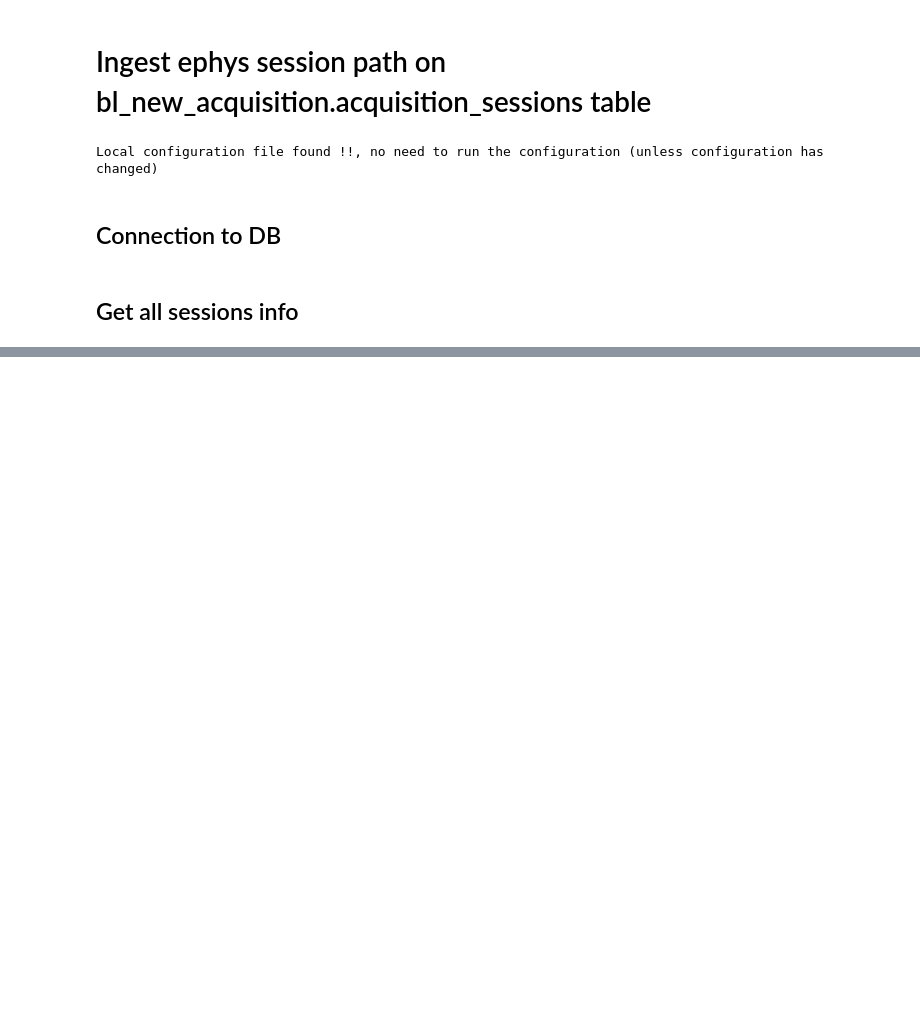
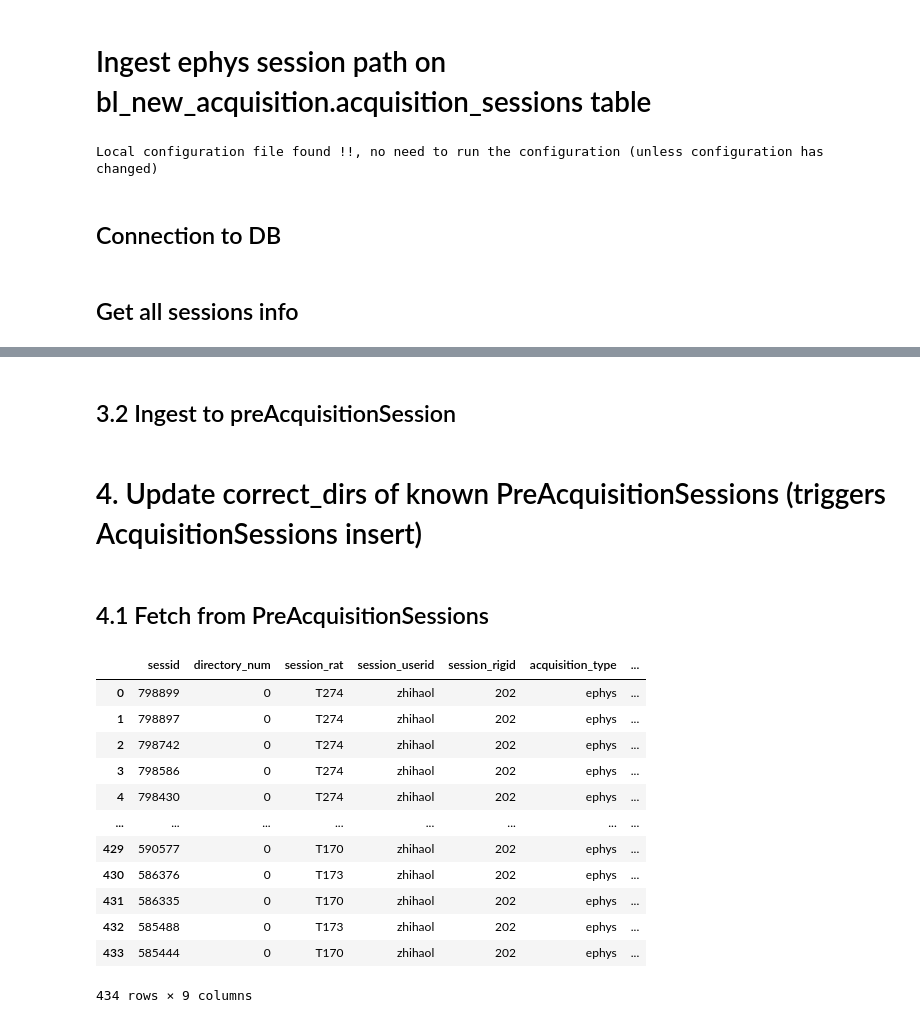
Before and after one commit to kabilar/bl_pipeline_python, a Jupyter notebook: notebooks/ingest_ephys_sessions.ipynb, the cells around one changed output, grey strips where cells are left out. Drawn from its saved outputs; the diff is of its cells as text; code cells hidden in the pictures; blank space fills up the shorter version.

```diff
--- a/notebooks/ingest_ephys_sessions.ipynb
+++ b/notebooks/ingest_ephys_sessions.ipynb
@@ -190,0 +190,2 @@ Total: 309
+# %% [markdown]
+## 3.2 Ingest to preAcquisitionSession
@@ -190,0 +196,23 @@ Total: 309
+# %% [markdown]
+# 4. Update correct_dirs of known PreAcquisitionSessions (triggers AcquisitionSessions insert)
+# %% [markdown]
+## 4.1  Fetch from PreAcquisitionSessions
+# %%
+preacq_sessions_df = pd.DataFrame(new_acquisition.PreAcquisitionSessions.fetch(order_by='sessid desc', as_dict=True))
+preacq_sessions_df = preacq_sessions_df.loc[preacq_sessions_df['directory_num'] == 0, :]
+preacq_sessions_df = preacq_sessions_df.reset_index(drop=True)
+preacq_sessions_df
+# %% [output]
+|  | sessid | directory_num | session_rat | session_userid | session_rigid | acquisition_type | ... |
+| 0 | 798899 | 0 | T274 | zhihaol | 202 | ephys | ... |
+| 1 | 798897 | 0 | T274 | zhihaol | 202 | ephys | ... |
+| 2 | 798742 | 0 | T274 | zhihaol | 202 | ephys | ... |
+| 3 | 798586 | 0 | T274 | zhihaol | 202 | ephys | ... |
+| 4 | 798430 | 0 | T274 | zhihaol | 202 | ephys | ... |
+| ... | ... | ... | ... | ... | ... | ... | ... |
+| 429 | 590577 | 0 | T170 | zhihaol | 202 | ephys | ... |
+| 430 | 586376 | 0 | T173 | zhihaol | 202 | ephys | ... |
+| 431 | 586335 | 0 | T170 | zhihaol | 202 | ephys | ... |
+| 432 | 585488 | 0 | T173 | zhihaol | 202 | ephys | ... |
+| 433 | 585444 | 0 | T170 | zhihaol | 202 | ephys | ... |
+434 rows × 9 columns
```
Also changed, not shown: parts of 50 cells of this notebook, 2 other files.
